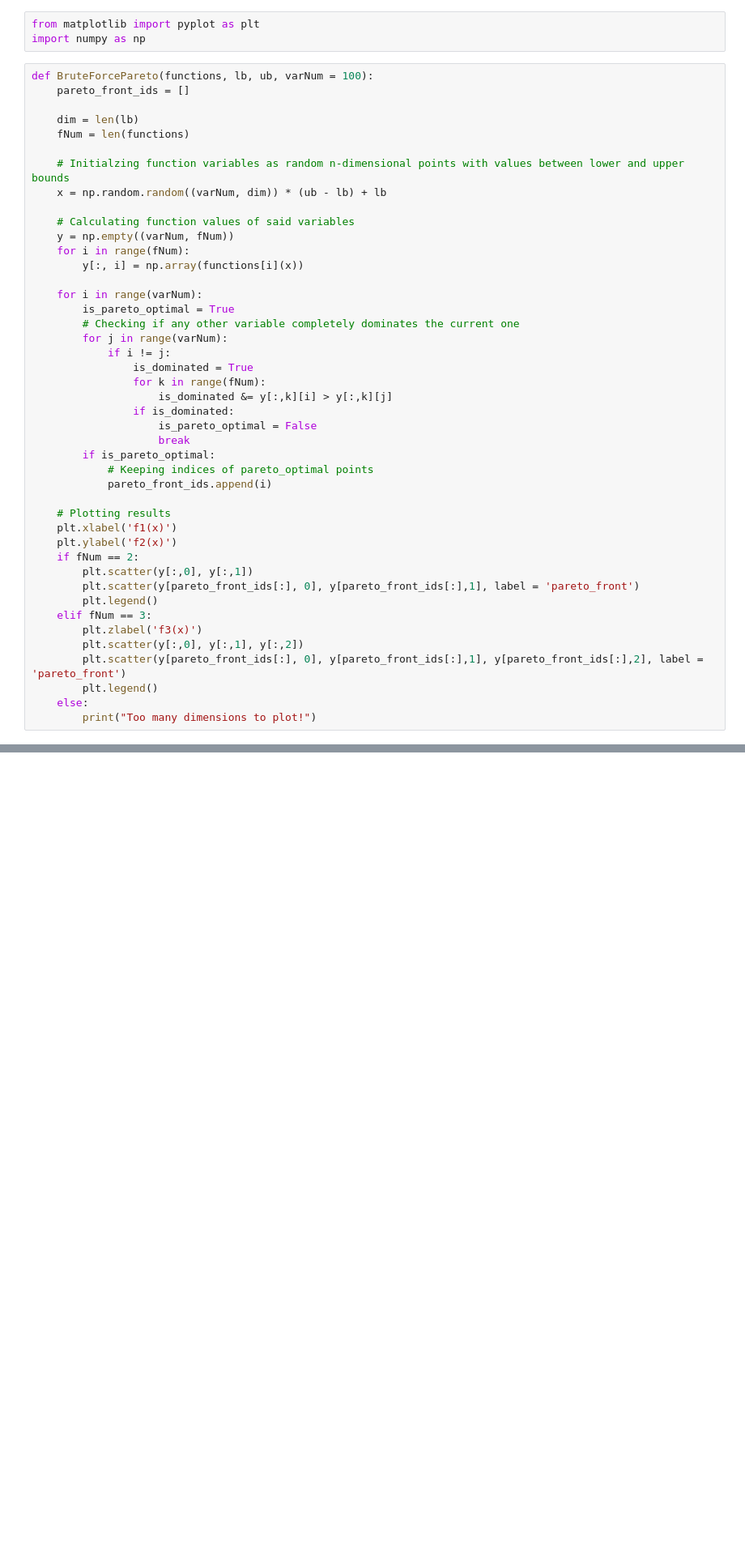
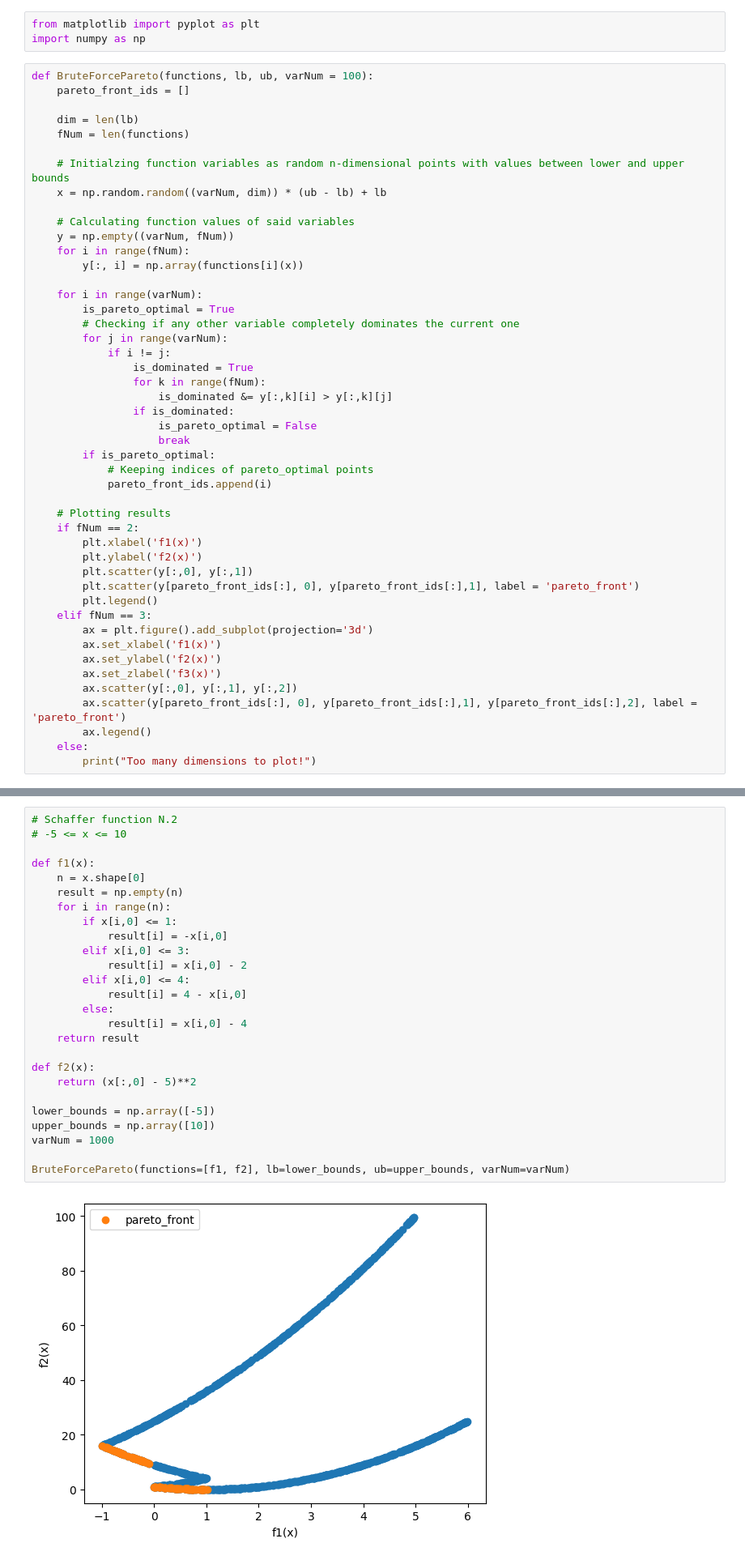
Before and after one commit to jormundur00/MultiObjectiveOptimization, a Jupyter notebook: BruteForce.ipynb, the cells around one changed output, grey strips where cells are left out. Shown: that part at 81% size. Cells and saved outputs as stored; diff of their text form; blank space fills up the shorter version.

```diff
--- a/BruteForce.ipynb
+++ b/BruteForce.ipynb
@@ -32,16 +32,19 @@ def BruteForcePareto(functions, lb, ub, varNum = 100):
             pareto_front_ids.append(i)
 
     # Plotting results
-    plt.xlabel('f1(x)')
-    plt.ylabel('f2(x)')
     if fNum == 2:
+        plt.xlabel('f1(x)')
+        plt.ylabel('f2(x)')
         plt.scatter(y[:,0], y[:,1])
         plt.scatter(y[pareto_front_ids[:], 0], y[pareto_front_ids[:],1], label = 'pareto_front')
         plt.legend()
     elif fNum == 3:
-        plt.zlabel('f3(x)')
-        plt.scatter(y[:,0], y[:,1], y[:,2])
-        plt.scatter(y[pareto_front_ids[:], 0], y[pareto_front_ids[:],1], y[pareto_front_ids[:],2], label = 'pareto_front')
-        plt.legend()
+        ax = plt.figure().add_subplot(projection='3d')
+        ax.set_xlabel('f1(x)')
+        ax.set_ylabel('f2(x)')
+        ax.set_zlabel('f3(x)')
+        ax.scatter(y[:,0], y[:,1], y[:,2])
+        ax.scatter(y[pareto_front_ids[:], 0], y[pareto_front_ids[:],1], y[pareto_front_ids[:],2], label = 'pareto_front')
+        ax.legend()
     else:
         print("Too many dimensions to plot!")
@@ -83,0 +69,28 @@ BruteForcePareto(functions=[f1, f2], lb=lower_bounds, ub=upper_bounds, varNum=va
+# %%
+# Schaffer function N.2
+# -5 <= x <= 10
+
+def f1(x):
+    n = x.shape[0]
+    result = np.empty(n)
+    for i in range(n):
+        if x[i,0] <= 1:
+            result[i] = -x[i,0]
+        elif x[i,0] <= 3:
+            result[i] = x[i,0] - 2
+        elif x[i,0] <= 4:
+            result[i] = 4 - x[i,0]
+        else:
+            result[i] = x[i,0] - 4
+    return result
+
+def f2(x):
+    return (x[:,0] - 5)**2
+
+lower_bounds = np.array([-5])
+upper_bounds = np.array([10])
+varNum = 1000
+
+BruteForcePareto(functions=[f1, f2], lb=lower_bounds, ub=upper_bounds, varNum=varNum)
+# %% [output]
+[figure, added]
```
Also changed, not shown: parts of 4 cells of this notebook.
